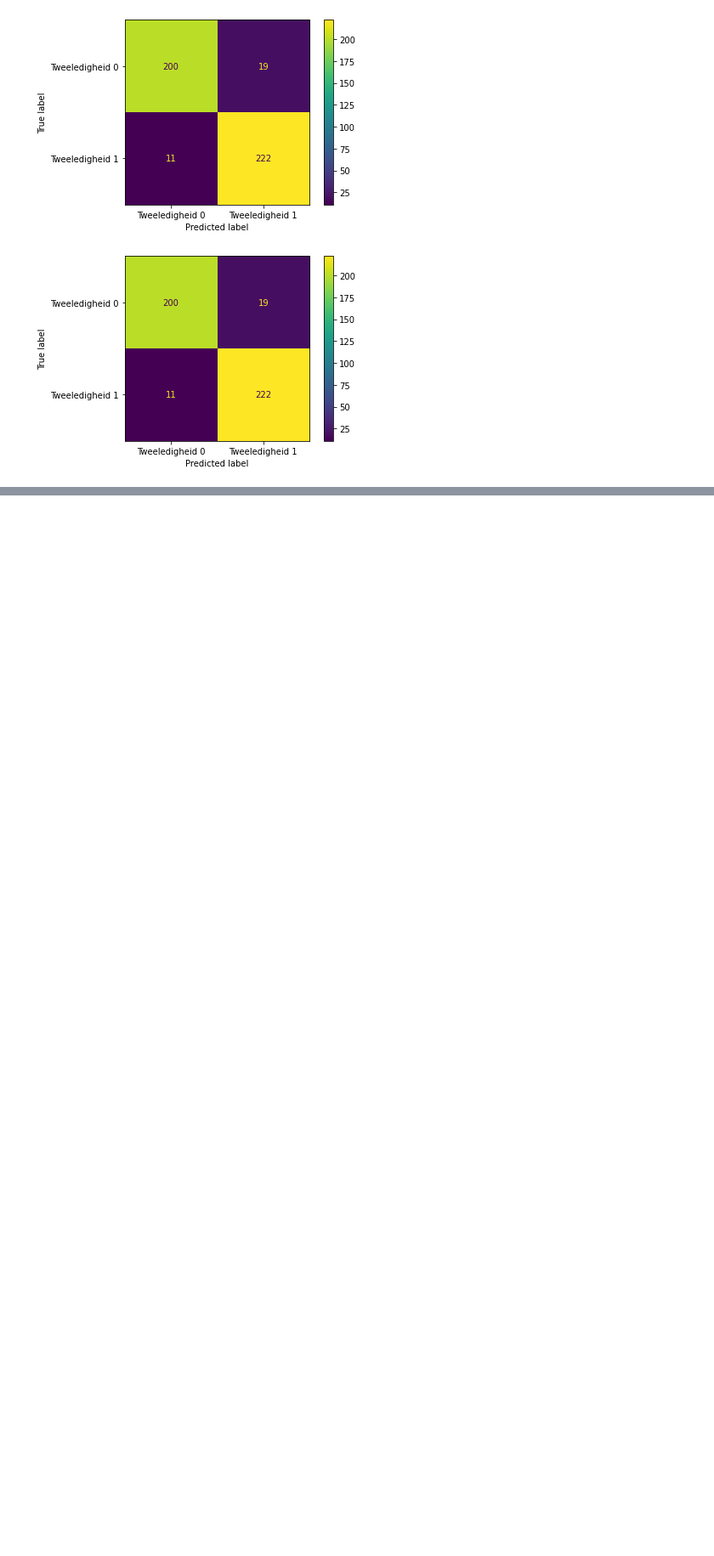
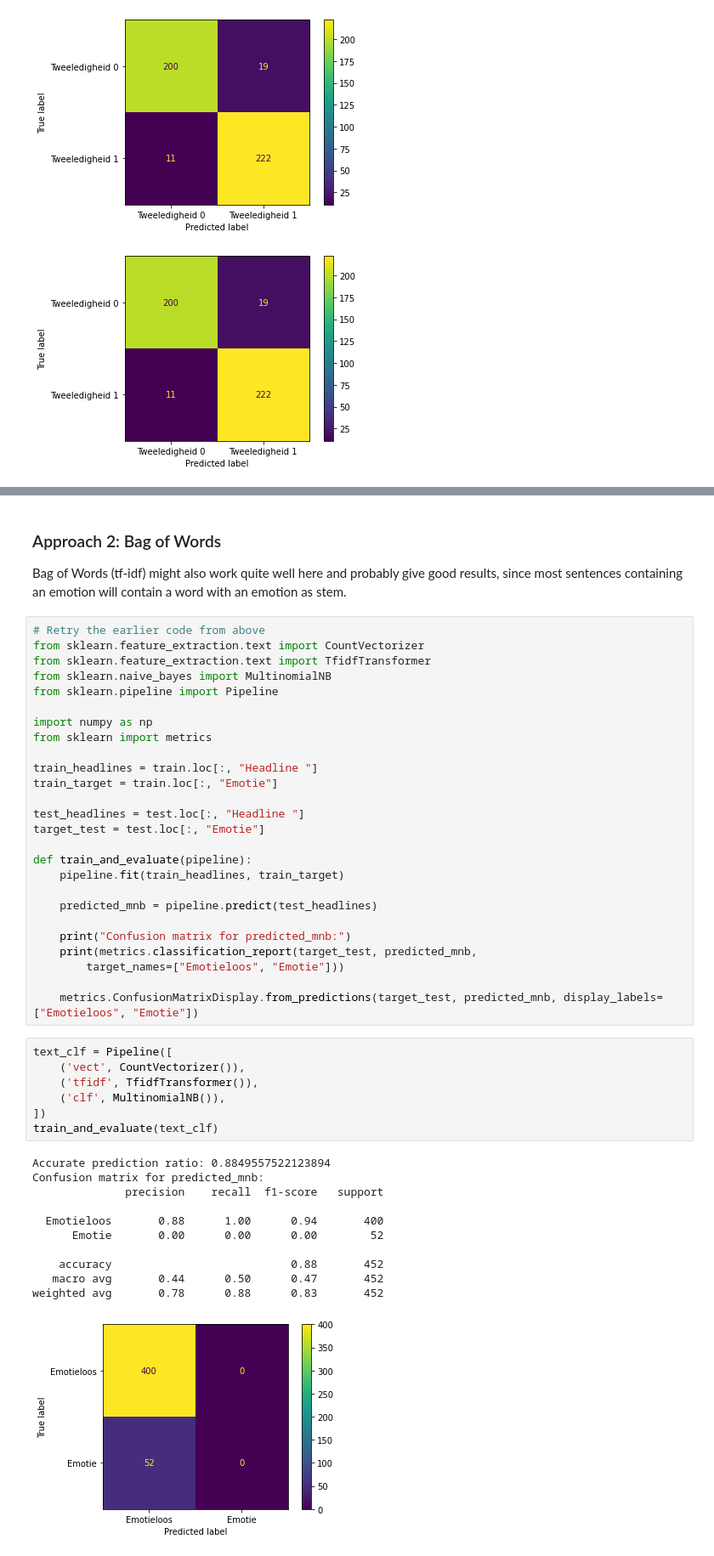
Before and after one commit to arnodeceuninck/news-headlines-research, a Jupyter notebook: 1 Label classification.ipynb, the cells around one changed output, grey strips where cells are left out. Shown at 85% size. Drawn from its saved outputs; the diff is of its cells as text; blank space fills up the shorter version.

```diff
--- a/1 Label classification.ipynb
+++ b/1 Label classification.ipynb
@@ -752,0 +878,48 @@ And 25 more
+# %% [markdown]
+### Approach 2: Bag of Words
+Bag of Words (tf-idf) might also work quite well here and probably give good results, since most sentences containing an emotion will contain a word with an emotion as stem.
+# %%
+# Retry the earlier code from above
+from sklearn.feature_extraction.text import CountVectorizer
+from sklearn.feature_extraction.text import TfidfTransformer
+from sklearn.naive_bayes import MultinomialNB
+from sklearn.pipeline import Pipeline
+
+import numpy as np
+from sklearn import metrics
+
+train_headlines = train.loc[:, "Headline "]
+train_target = train.loc[:, "Emotie"]
+
+test_headlines = test.loc[:, "Headline "]
+target_test = test.loc[:, "Emotie"]
+
+def train_and_evaluate(pipeline):
+    pipeline.fit(train_headlines, train_target)
+
+    predicted_mnb = pipeline.predict(test_headlines)
+
+    print("Confusion matrix for predicted_mnb:")
+    print(metrics.classification_report(target_test, predicted_mnb,
+        target_names=["Emotieloos", "Emotie"]))
+
+    metrics.ConfusionMatrixDisplay.from_predictions(target_test, predicted_mnb, display_labels=["Emotieloos", "Emotie"])
+# %%
+text_clf = Pipeline([
+    ('vect', CountVectorizer()),
+    ('tfidf', TfidfTransformer()),
+    ('clf', MultinomialNB()),
+])
+train_and_evaluate(text_clf)
+# %% [output]
+Accurate prediction ratio: 0.8849557522123894
+Confusion matrix for predicted_mnb:
+              precision    recall  f1-score   support
+
+  Emotieloos       0.88      1.00      0.94       400
+      Emotie       0.00      0.00      0.00        52
+
+    accuracy                           0.88       452
+   macro avg       0.44      0.50      0.47       452
+weighted avg       0.78      0.88      0.83       452
+[figure, added]
```
Also changed, not shown: parts of 31 cells of this notebook.
